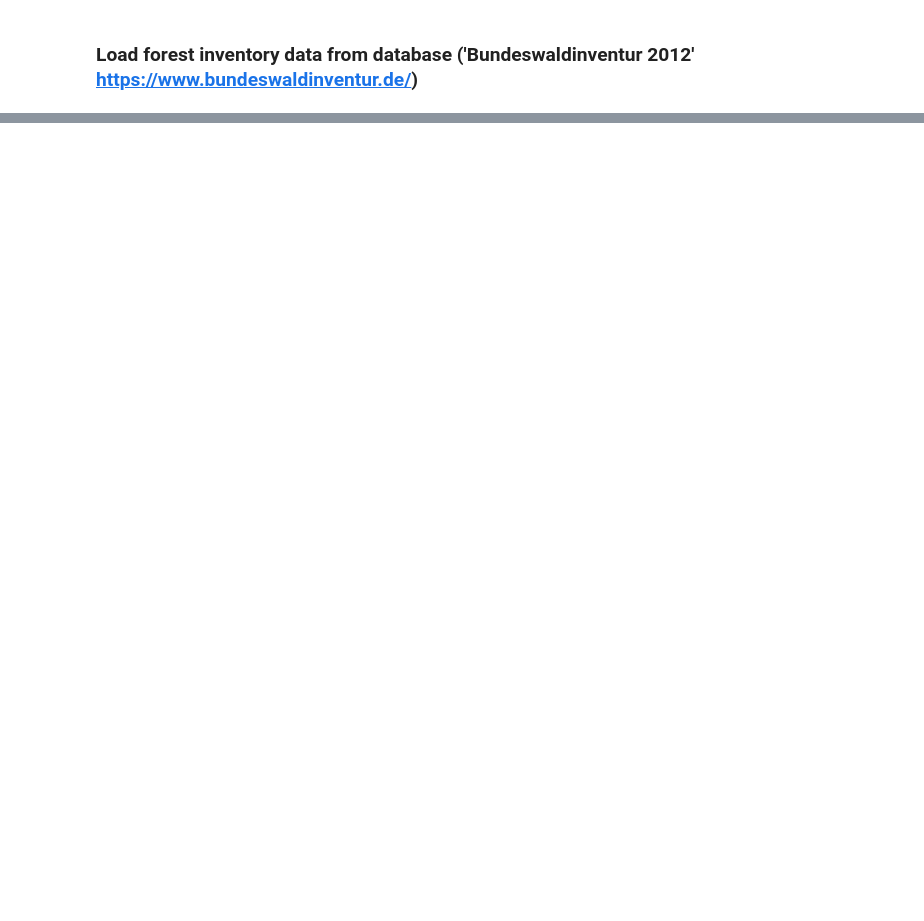
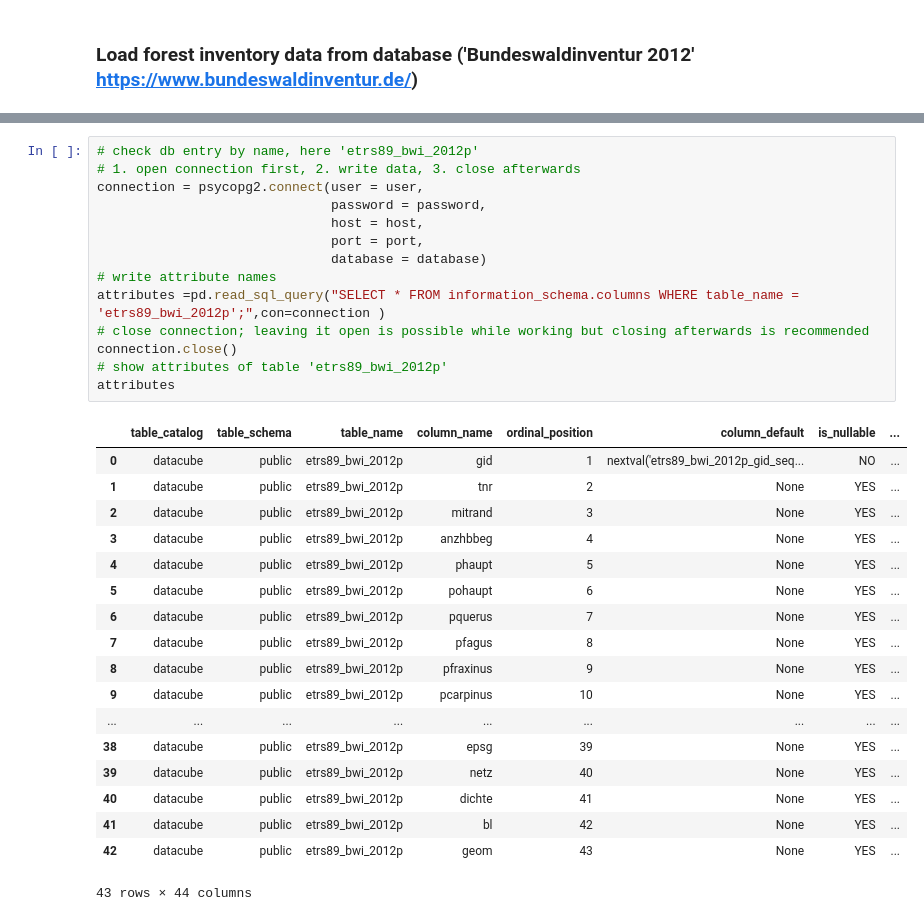
Before and after one commit to sebfoe/ESPE, a Jupyter notebook: notebooks/02_explore_shape_from_database.ipynb, the cells around one changed output, grey strips where cells are left out. Drawn from its saved outputs; the diff is of its cells as text; blank space fills up the shorter version.

```diff
--- a/notebooks/02_explore_shape_from_database.ipynb
+++ b/notebooks/02_explore_shape_from_database.ipynb
@@ -42,6 +45,39 @@ table
 | 883 | datacube | public | demmin_landnutzung_2017 | crop_pract | 10 | None | YES | ... |
 | 884 | datacube | public | demmin_landnutzung_2017 | geom | 11 | None | YES | ... |
 885 rows × 44 columns
+# %%
+# check db entry by name, here 'etrs89_bwi_2012p'
+# 1. open connection first, 2. write data, 3. close afterwards
+connection = psycopg2.connect(user = user,
+                              password = password,
+                              host = host,
+                              port = port,
+                              database = database)
+# write attribute names
+attributes =pd.read_sql_query("SELECT * FROM information_schema.columns WHERE table_name = 'etrs89_bwi_2012p';",con=connection )
+# close connection; leaving it open is possible while working but closing afterwards is recommended
+connection.close()
+# show attributes of table 'etrs89_bwi_2012p'
+attributes
+# %% [output]
+|  | table_catalog | table_schema | table_name | column_name | ordinal_position | column_default | is_nullable | ... |
+| 0 | datacube | public | etrs89_bwi_2012p | gid | 1 | nextval('etrs89_bwi_2012p_gid_seq... | NO | ... |
+| 1 | datacube | public | etrs89_bwi_2012p | tnr | 2 | None | YES | ... |
+| 2 | datacube | public | etrs89_bwi_2012p | mitrand | 3 | None | YES | ... |
+| 3 | datacube | public | etrs89_bwi_2012p | anzhbbeg | 4 | None | YES | ... |
+| 4 | datacube | public | etrs89_bwi_2012p | phaupt | 5 | None | YES | ... |
+| 5 | datacube | public | etrs89_bwi_2012p | pohaupt | 6 | None | YES | ... |
+| 6 | datacube | public | etrs89_bwi_2012p | pquerus | 7 | None | YES | ... |
+| 7 | datacube | public | etrs89_bwi_2012p | pfagus | 8 | None | YES | ... |
+| 8 | datacube | public | etrs89_bwi_2012p | pfraxinus | 9 | None | YES | ... |
+| 9 | datacube | public | etrs89_bwi_2012p | pcarpinus | 10 | None | YES | ... |
+| ... | ... | ... | ... | ... | ... | ... | ... | ... |
+| 38 | datacube | public | etrs89_bwi_2012p | epsg | 39 | None | YES | ... |
+| 39 | datacube | public | etrs89_bwi_2012p | netz | 40 | None | YES | ... |
+| 40 | datacube | public | etrs89_bwi_2012p | dichte | 41 | None | YES | ... |
+| 41 | datacube | public | etrs89_bwi_2012p | bl | 42 | None | YES | ... |
+| 42 | datacube | public | etrs89_bwi_2012p | geom | 43 | None | YES | ... |
+43 rows × 44 columns
 # %%
 # check db entry by name, here 'etrs89_bwi_2012p'
 # 1. open connection first, 2. write data, 3. close afterwards
```
Also changed, not shown: parts of 10 cells of this notebook.
